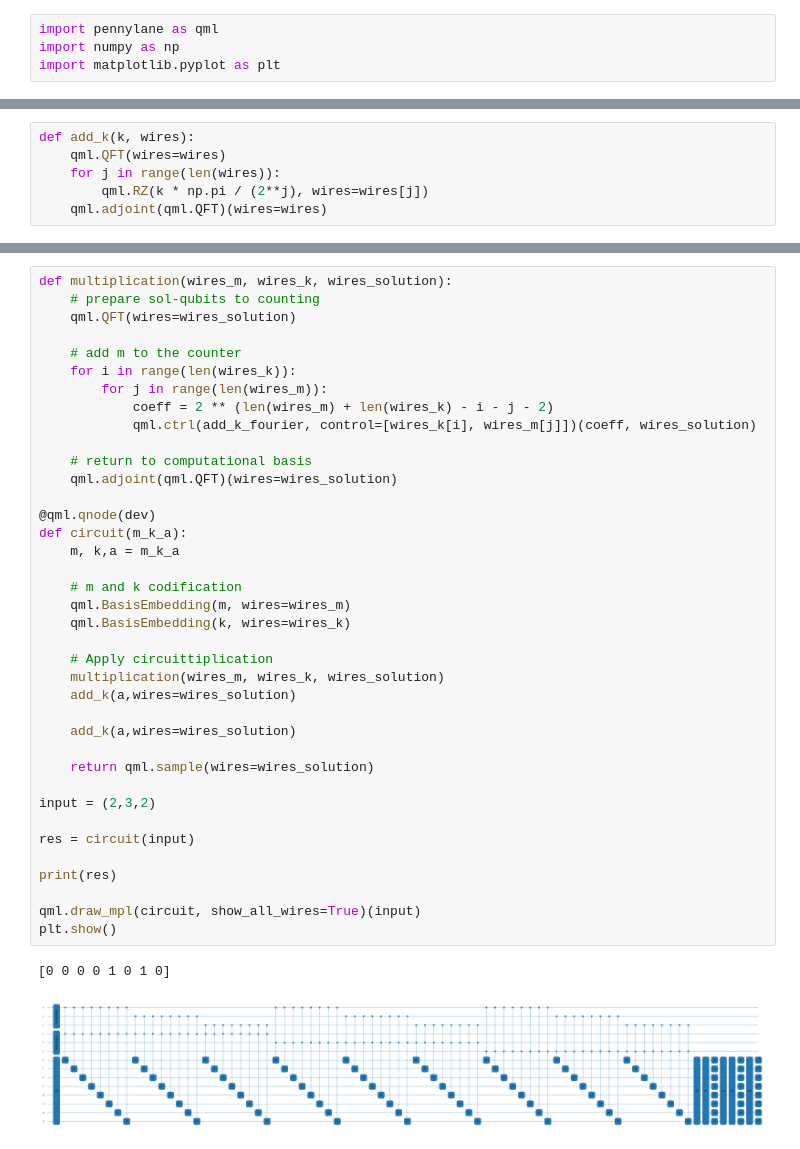
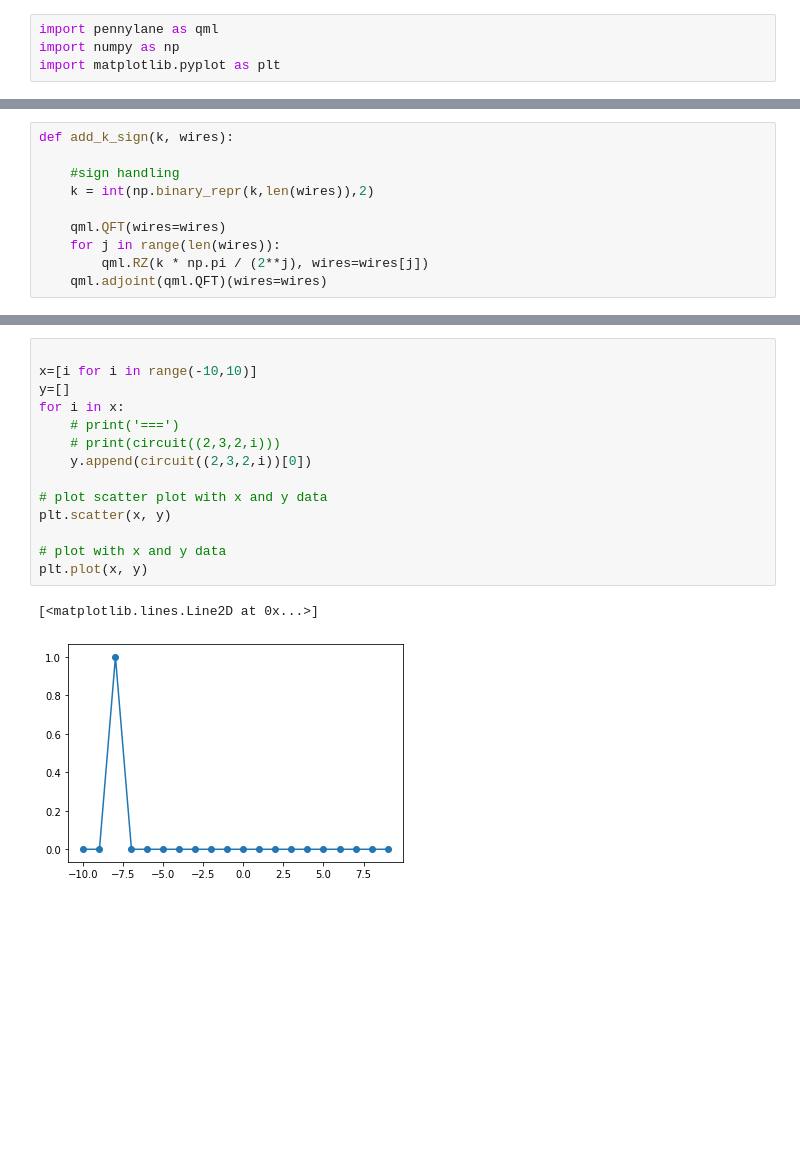
Before and after one commit to natanil-m/Quantum-Global-Optimum-Finder, a Jupyter notebook: Global Optimum/3 Q/simple.ipynb, the cells around one changed output, grey strips where cells are left out. Drawn from its saved outputs; the diff is of its cells as text; blank space fills up the shorter version.

```diff
--- a/Global Optimum/3 Q/simple.ipynb
+++ b/Global Optimum/3 Q/simple.ipynb
@@ -13,7 +11,11 @@ def add_k_fourier(k, wires):
     for j in range(len(wires)):
         qml.RZ(k * np.pi / (2**j), wires=wires[j])
 # %%
-def add_k(k, wires):
+def add_k_sign(k, wires):
+
+    #sign handling
+    k = int(np.binary_repr(k,len(wires)),2)
+
     qml.QFT(wires=wires)
     for j in range(len(wires)):
         qml.RZ(k * np.pi / (2**j), wires=wires[j])
@@ -44,41 +82,17 @@ n_wires = len(dev.wires)
-# %%
-def multiplication(wires_m, wires_k, wires_solution):
-    # prepare sol-qubits to counting
-    qml.QFT(wires=wires_solution)
-
-    # add m to the counter
-    for i in range(len(wires_k)):
-        for j in range(len(wires_m)):
-            coeff = 2 ** (len(wires_m) + len(wires_k) - i - j - 2)
-            qml.ctrl(add_k_fourier, control=[wires_k[i], wires_m[j]])(coeff, wires_solution)
-
-    # return to computational basis
-    qml.adjoint(qml.QFT)(wires=wires_solution)
-
-@qml.qnode(dev)
-def circuit(m_k_a):
-    m, k,a = m_k_a
-
-    # m and k codification
-    qml.BasisEmbedding(m, wires=wires_m)
-    qml.BasisEmbedding(k, wires=wires_k)
-
-    # Apply circuittiplication
-    multiplication(wires_m, wires_k, wires_solution)
-    add_k(a,wires=wires_solution)
-
-    add_k(a,wires=wires_solution)
-
-    return qml.sample(wires=wires_solution)
-
-input = (2,3,2)
-
-res = circuit(input)
-
-print(res)
-
-qml.draw_mpl(circuit, show_all_wires=True)(input)
-plt.show()
-# %% [output]
-[0 0 0 0 1 0 1 0]
-[figure, removed]
+# %%
+
+x=[i for i in range(-10,10)]
+y=[]
+for i in x:
+    # print('===')
+    # print(circuit((2,3,2,i)))
+    y.append(circuit((2,3,2,i))[0])
+
+# plot scatter plot with x and y data
+plt.scatter(x, y)
+
+# plot with x and y data
+plt.plot(x, y)
+# %% [output]
+[<matplotlib.lines.Line2D at 0x...>]
+[figure, added]
```
Also changed, not shown: parts of 4 cells of this notebook.
